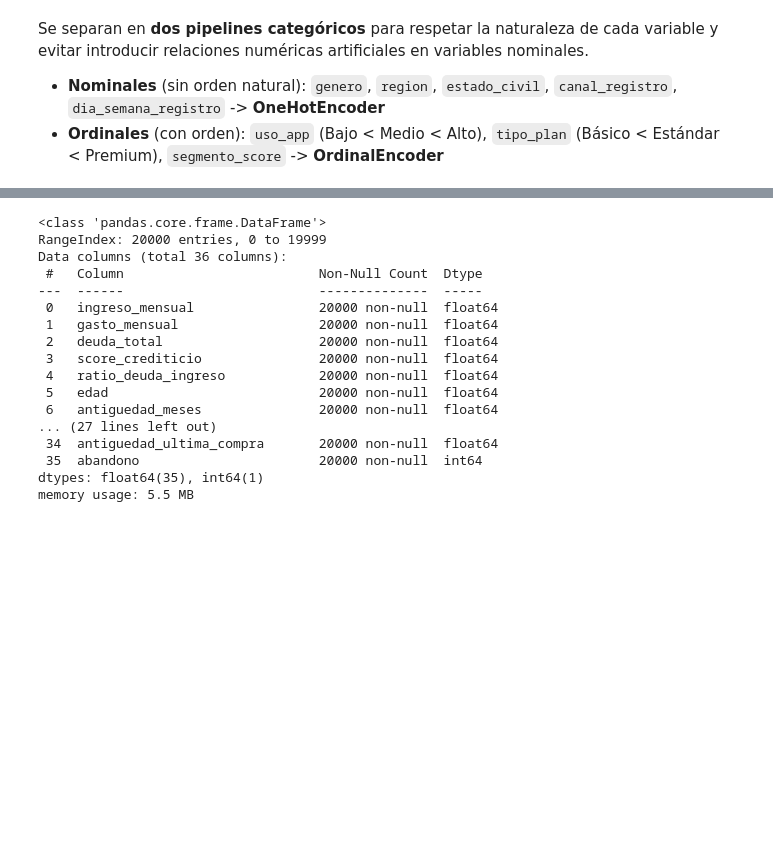
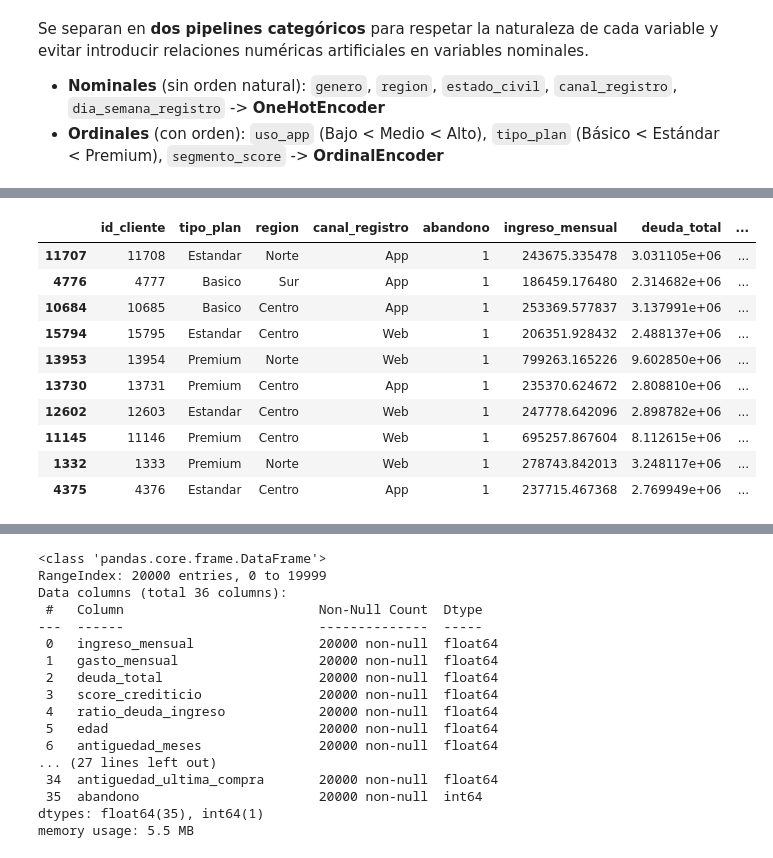
Before and after one commit to francarrascoo/Programacion-para-la-ciencia-de-datos, a Jupyter notebook: notebooks/notebook.ipynb, the cells around one changed output, grey strips where cells are left out. Cells and saved outputs as stored; diff of their text form; code cells hidden in the pictures; blank space fills up the shorter version.

```diff
--- a/notebooks/notebook.ipynb
+++ b/notebooks/notebook.ipynb
@@ -531,3 +559,92 @@ data_procesada[numeric_features] = data_procesada[numeric_features].apply(pd.to_
 # Conserva el target para el análisis de churn
 target_abandono = eliminar_duplicados(data)["abandono"].reset_index(drop=True)
 data_procesada["abandono"] = pd.to_numeric(target_abandono, errors="coerce")
+
+# Operaciones avanzadas en Pandas para auditoría de manipulación
+fact_clientes = data[[
+    "id_cliente",
+    "tipo_plan",
+    "region",
+    "canal_registro",
+    "abandono",
+    "ingreso_mensual",
+    "deuda_total",
+]].copy()
+
+fact_clientes["ratio_deuda_ingreso"] = (
+    fact_clientes["deuda_total"] / fact_clientes["ingreso_mensual"].replace(0, np.nan)
+)
+
+fact_clientes = fact_clientes.dropna(
+    subset=["ratio_deuda_ingreso", "tipo_plan", "region", "canal_registro"]
+)
+
+q75 = fact_clientes["ratio_deuda_ingreso"].quantile(0.75)
+q99 = fact_clientes["ratio_deuda_ingreso"].quantile(0.99)
+
+# Filtros avanzados con query, rangos, pertenencia y regex
+filtro_avanzado = (
+    fact_clientes.query(
+        "abandono == 1 and ratio_deuda_ingreso >= @q75 and ratio_deuda_ingreso <= @q99"
+    )
+    .loc[lambda df: df["region"].isin(["Norte", "Centro", "Sur"])]
+    .loc[
+        lambda df: df["canal_registro"]
+        .astype(str)
+        .str.contains("web|app", case=False, regex=True, na=False)
+    ]
+    .sort_values(["ratio_deuda_ingreso", "deuda_total"], ascending=[False, False])
+)
+
+print("Top 10 clientes con mayor riesgo según filtro avanzado:")
+display(filtro_avanzado.head(10))
+
+# Agrupaciones múltiples con métricas agregadas
+agrupacion_multiple = (
+    fact_clientes.groupby(["tipo_plan", "region", "canal_registro"], observed=True)
+    .agg(
+        clientes=("id_cliente", "count"),
+        churn_promedio=("abandono", "mean"),
+        ratio_mediana=("ratio_deuda_ingreso", "median"),
+        ratio_p90=("ratio_deuda_ingreso", lambda s: s.quantile(0.90)),
+    )
+    .reset_index()
+    .sort_values(["churn_promedio", "clientes"], ascending=[False, False])
+)
+
+print("Segmentos con mayor abandono y presión financiera:")
+display(agrupacion_multiple.head(15))
+
+# Joins complejos validados (m:1) sobre dimensiones de plan y región
+dim_plan = fact_clientes[["tipo_plan"]].drop_duplicates().assign(
+    segmento_precio=lambda df: df["tipo_plan"]
+    .map({"Basico": "Economico", "Estandar": "Intermedio", "Premium": "Alto"})
+    .fillna("Sin clasificar")
+)
+
+dim_region = fact_clientes[["region"]].drop_duplicates().assign(
+    macrozona=lambda df: np.select(
+        [
+            df["region"].isin(["Norte"]),
+            df["region"].isin(["Centro"]),
+            df["region"].isin(["Sur"]),
+        ],
+        ["Norte", "Centro", "Sur"],
+        default="Otra",
+    )
+)
+
+join_plan = fact_clientes.merge(
+    dim_plan, on="tipo_plan", how="left", validate="m:1", indicator="merge_plan"
+ )
+join_complejo = join_plan.merge(
+    dim_region, on="region", how="left", validate="m:1", indicator="merge_region"
+ )
+
+assert (join_complejo["merge_plan"] == "both").all()
+assert (join_complejo["merge_region"] == "both").all()
+
+join_complejo = join_complejo.drop(columns=["merge_plan", "merge_region"])
+print("Join complejo validado correctamente. Filas finales:", join_complejo.shape[0])
+display(join_complejo.head())
+# %% [output]
@@ -533,0 +652,11 @@ data_procesada["abandono"] = pd.to_numeric(target_abandono, errors="coerce")
+|  | id_cliente | tipo_plan | region | canal_registro | abandono | ingreso_mensual | deuda_total | ... |
+| 11707 | 11708 | Estandar | Norte | App | 1 | 243675.335478 | 3.031105e+06 | ... |
+| 4776 | 4777 | Basico | Sur | App | 1 | 186459.176480 | 2.314682e+06 | ... |
+| 10684 | 10685 | Basico | Centro | App | 1 | 253369.577837 | 3.137991e+06 | ... |
+| 15794 | 15795 | Estandar | Centro | Web | 1 | 206351.928432 | 2.488137e+06 | ... |
+| 13953 | 13954 | Premium | Norte | Web | 1 | 799263.165226 | 9.602850e+06 | ... |
+| 13730 | 13731 | Premium | Centro | App | 1 | 235370.624672 | 2.808810e+06 | ... |
+| 12602 | 12603 | Estandar | Centro | Web | 1 | 247778.642096 | 2.898782e+06 | ... |
+| 11145 | 11146 | Premium | Centro | Web | 1 | 695257.867604 | 8.112615e+06 | ... |
+| 1332 | 1333 | Premium | Norte | Web | 1 | 278743.842013 | 3.248117e+06 | ... |
+| 4375 | 4376 | Estandar | Centro | App | 1 | 237715.467368 | 2.769949e+06 | ... |
```
Also changed, not shown: parts of 17 cells of this notebook, 9 other files.
